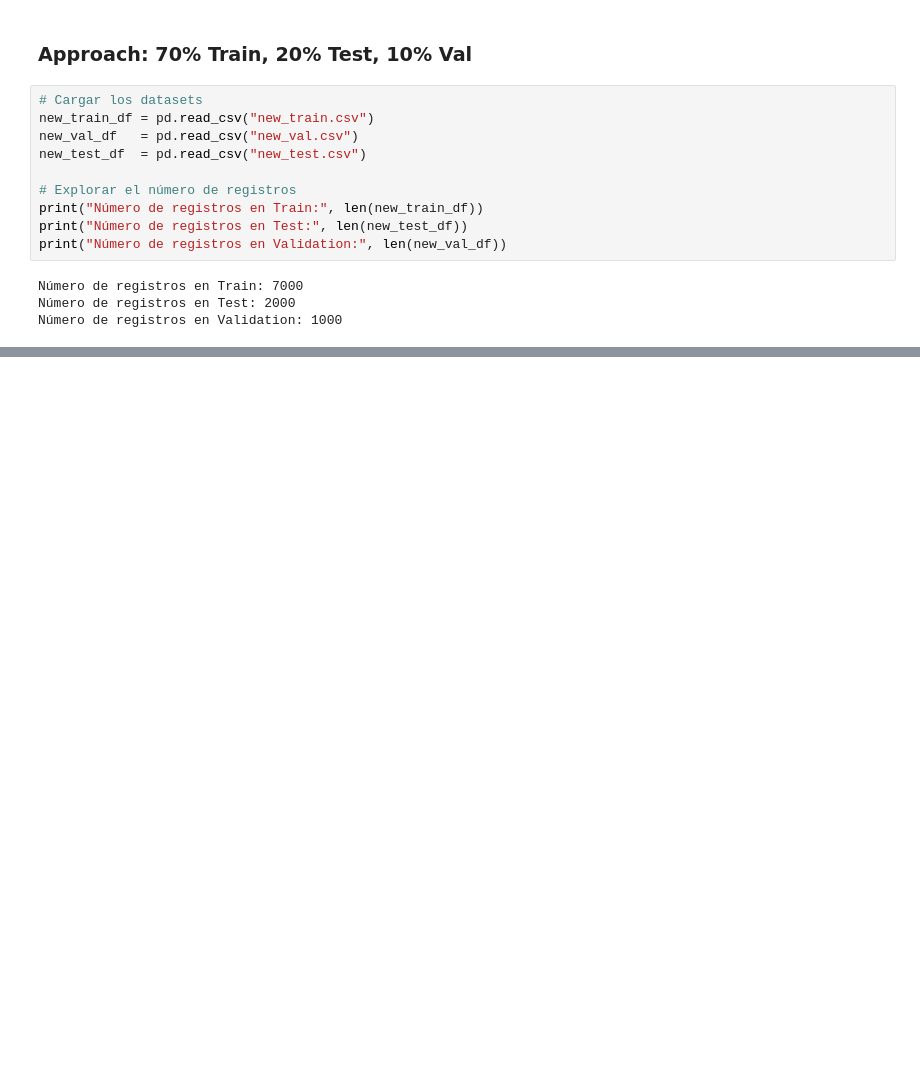
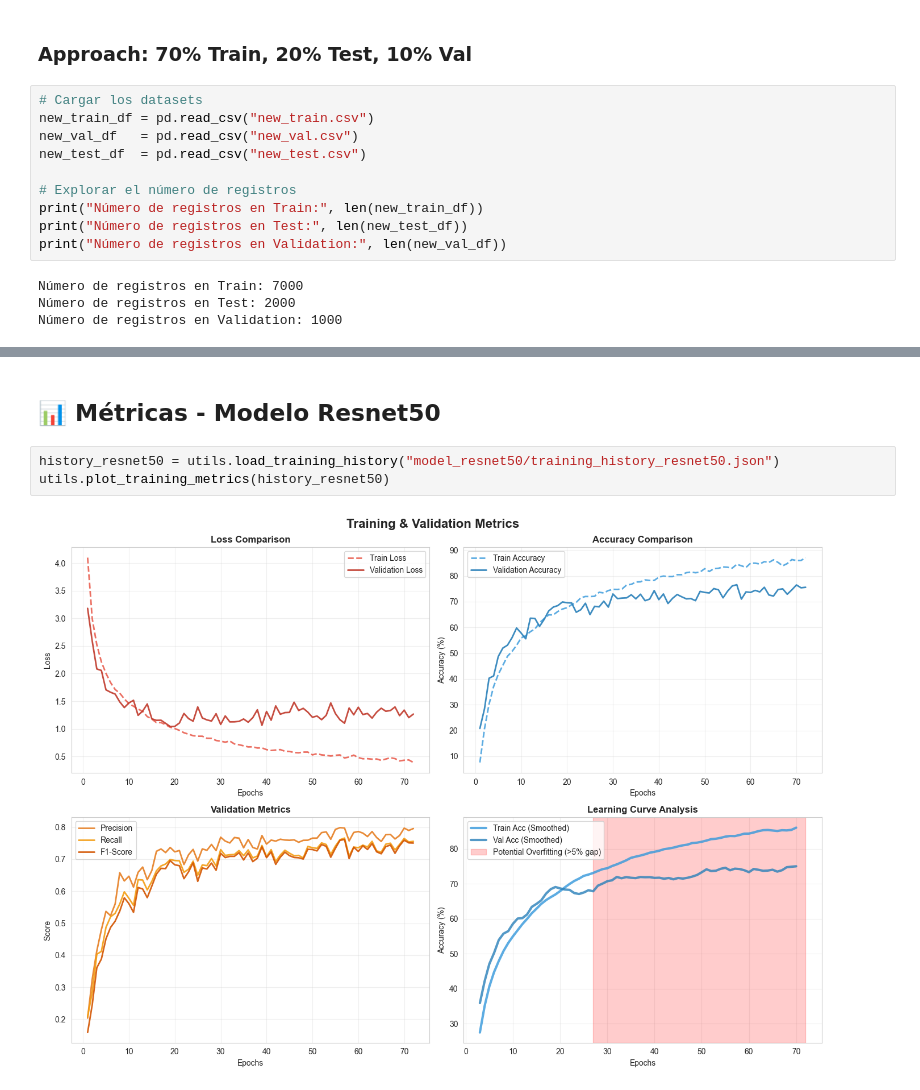
Before and after one commit to DianaSanchezOrdonez/Deep_Learning_Labs, a Jupyter notebook: evaluate_data.ipynb, the cells around one changed output, grey strips where cells are left out. Cells and saved outputs as stored; diff of their text form; blank space fills up the shorter version.

```diff
--- a/evaluate_data.ipynb
+++ b/evaluate_data.ipynb
@@ -124,0 +167,7 @@ ValueError: All arrays must be of the same length
+# %% [markdown]
+## 📊 Métricas - Modelo Resnet50
+# %%
+history_resnet50 = utils.load_training_history("model_resnet50/training_history_resnet50.json")
+utils.plot_training_metrics(history_resnet50)
+# %% [output]
+[figure, added]
```
Also changed, not shown: parts of 14 cells of this notebook, 8 other files.
